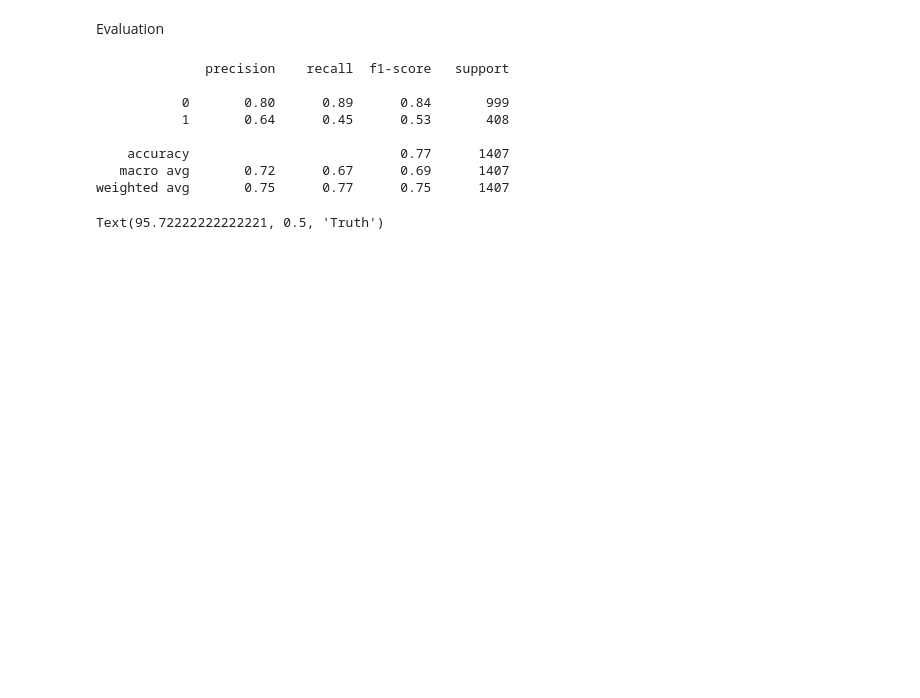
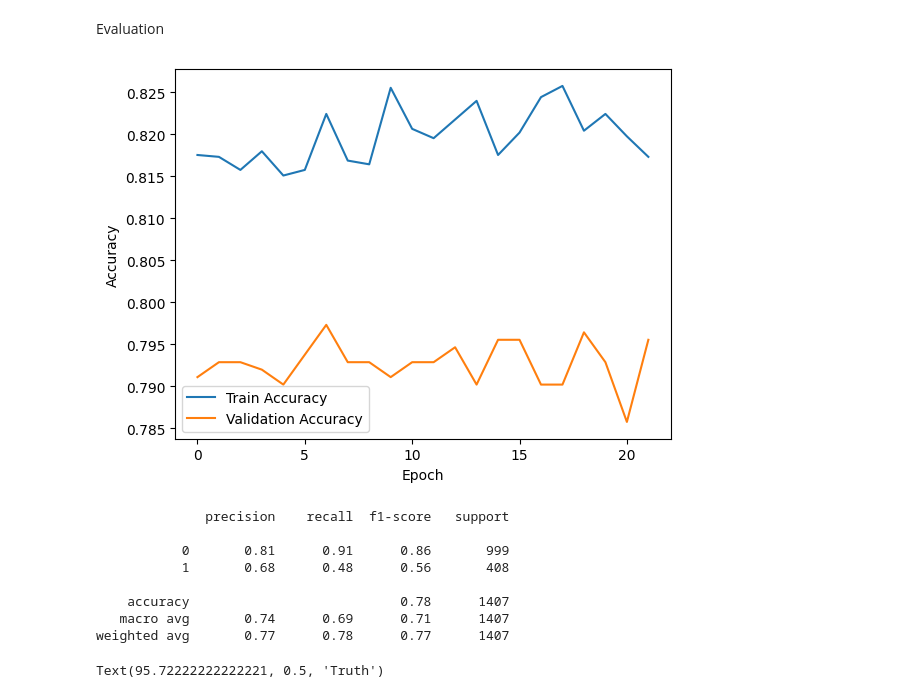
Before and after one commit to gideon-ogunbanjo/Churn-Predict, a Jupyter notebook: Model/model.ipynb, the cells around one changed output. Drawn from its saved outputs; the diff is of its cells as text; code cells hidden in the pictures; blank space fills up the shorter version.

Commit message:
added dropout layers, and early stopping callback to prevent overfitting

```diff
--- a/Model/model.ipynb
+++ b/Model/model.ipynb
@@ -338,10 +338,11 @@ len(x_train.columns)
 # %% [markdown]
 Neural Network Construction
 # %%
-model = Sequential([
-    keras.layers.Dense(20, input_shape = (26,), activation = 'relu'),
-    keras.layers.Dense(15, activation = 'relu'), # Hidden Layer
-    keras.layers.Dense(1, activation = 'sigmoid') # Output Layer
+model = keras.Sequential([
+    keras.layers.Dense(32, input_shape=(26,), activation='relu'),
+    keras.layers.Dropout(0.5),  # Dropout for regularization
+    keras.layers.Dense(16, activation='relu'),
+    keras.layers.Dense(1, activation='sigmoid')
 ])
 # %%
 model.compile(
@@ -349,7 +350,9 @@ model.compile(
     loss = 'binary_crossentropy',
     metrics = ['accuracy']
 )
+# %%
+early_stopping = keras.callbacks.EarlyStopping(monitor='val_loss', patience=15, restore_best_weights=True)
 # %%
-model.fit(x_train, y_train, epochs=100)
+history = model.fit(x_train, y_train, epochs=100, validation_split=0.2, callbacks=[early_stopping])
 # %% [output]
 Epoch 1/100
@@ -419,18 +423,27 @@ y_pred[:10]
 [0, 0, 0, 1, 0, 1, 0, 0, 0, 0]
 # %% [markdown]
 Evaluation
+# %%
+plt.plot(history.history['accuracy'], label='Train Accuracy')
+plt.plot(history.history['val_accuracy'], label='Validation Accuracy')
+plt.xlabel('Epoch')
+plt.ylabel('Accuracy')
+plt.legend()
+plt.show()
+# %% [output]
+[figure, added]
 # %%
 from sklearn.metrics import classification_report
 print(classification_report(y_test, y_pred))
 # %% [output]
               precision    recall  f1-score   support
 
-           0       0.80      0.89      0.84       999
-           1       0.64      0.45      0.53       408
+           0       0.81      0.91      0.86       999
+           1       0.68      0.48      0.56       408
 
-    accuracy                           0.77      1407
-   macro avg       0.72      0.67      0.69      1407
-weighted avg       0.75      0.77      0.75      1407
+    accuracy                           0.78      1407
+   macro avg       0.74      0.69      0.71      1407
+weighted avg       0.77      0.78      0.77      1407
 # %%
 cm = tf.math.confusion_matrix(labels=y_test,predictions=y_pred)
 
```
Also changed, not shown: parts of 5 cells of this notebook.
